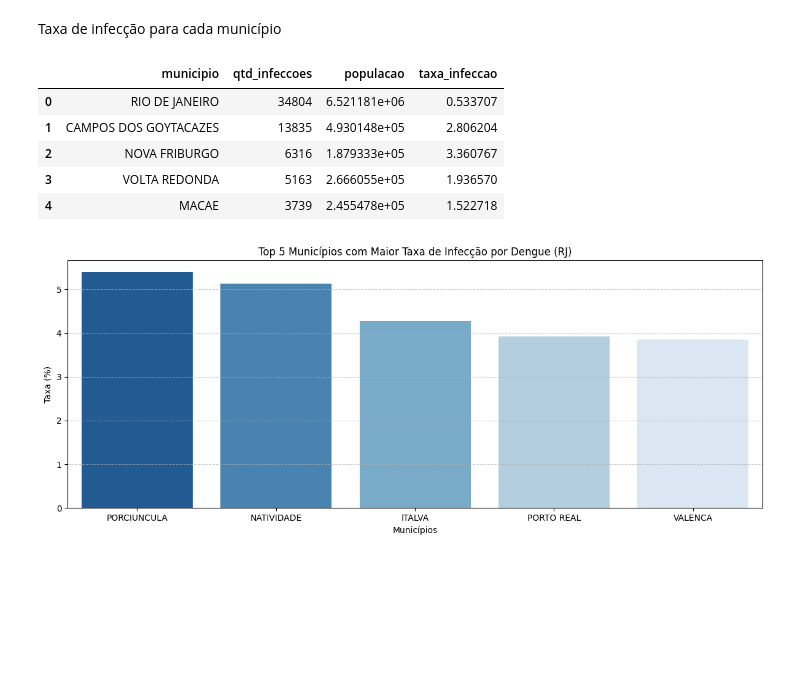
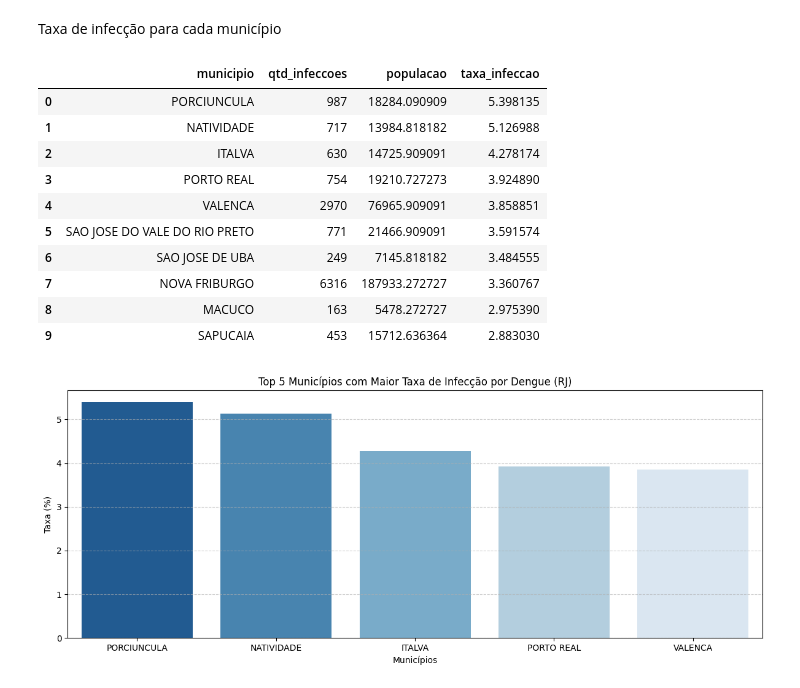
Before and after one commit to viniciusnobcosta/pos-fiap-data-analytics, a Jupyter notebook: 01-analise-de-dados-e-storytelling/Analise_de_Dados_e_Storytelling_Fase1.ipynb, the cells around one changed output. Saved outputs shown, nothing was run; the diff lists cells and outputs as text; code cells hidden in the pictures; blank space fills up the shorter version.

```diff
--- a/01-analise-de-dados-e-storytelling/Analise_de_Dados_e_Storytelling_Fase1.ipynb
+++ b/01-analise-de-dados-e-storytelling/Analise_de_Dados_e_Storytelling_Fase1.ipynb
@@ -21,7 +21,7 @@ df_populacao.head()
 | 3 | CACOAL | RO | 85863 | 86556 | 87226 | 87877 | 88507 | ... |
 | 4 | CEREJEIRAS | RO | 18041 | 18013 | 17986 | 17959 | 17934 | ... |
 # %%
-df_infeccoes = pd.read_excel("/content/Base de Dados Dengue.xlsx")
+df_infeccoes = pd.read_excel(r"/content/Base de Dados Dengue.xlsx")
 df_infeccoes.head()
 # %% [output]
 |  | municipio | uf | data_infeccoes | qtd_infeccoes |
@@ -235,25 +254,30 @@ Taxa de infecção para cada município
 # %%
 # Agrupando por município para somar as infecções e obter a população média do período
 df_municipios = df_consolidado_rj.groupby('municipio').agg(
     qtd_infeccoes=('qtd_infeccoes', 'sum'),
     populacao=('populacao', 'mean')
 ).reset_index()
 
 # Calculando a taxa de infecção (casos por habitante)
 df_municipios['taxa_infeccao'] = df_municipios['qtd_infeccoes'] / df_municipios['populacao'] * 100
 
 # Ordenando os municípios pela quantidade de infecções de forma decrescente
-df_municipios = df_municipios.sort_values(by='qtd_infeccoes', ascending=False).reset_index(drop=True)
+df_municipios = df_municipios.sort_values(by='taxa_infeccao', ascending=False).reset_index(drop=True)
 
 # Exibindo as primeiras linhas do novo DataFrame
-df_municipios.head()
+df_municipios.head(10)
 # %% [output]
 |  | municipio | qtd_infeccoes | populacao | taxa_infeccao |
-| 0 | RIO DE JANEIRO | 34804 | 6.521181e+06 | 0.533707 |
-| 1 | CAMPOS DOS GOYTACAZES | 13835 | 4.930148e+05 | 2.806204 |
-| 2 | NOVA FRIBURGO | 6316 | 1.879333e+05 | 3.360767 |
-| 3 | VOLTA REDONDA | 5163 | 2.666055e+05 | 1.936570 |
-| 4 | MACAE | 3739 | 2.455478e+05 | 1.522718 |
+| 0 | PORCIUNCULA | 987 | 18284.090909 | 5.398135 |
+| 1 | NATIVIDADE | 717 | 13984.818182 | 5.126988 |
+| 2 | ITALVA | 630 | 14725.909091 | 4.278174 |
+| 3 | PORTO REAL | 754 | 19210.727273 | 3.924890 |
+| 4 | VALENCA | 2970 | 76965.909091 | 3.858851 |
+| 5 | SAO JOSE DO VALE DO RIO PRETO | 771 | 21466.909091 | 3.591574 |
+| 6 | SAO JOSE DE UBA | 249 | 7145.818182 | 3.484555 |
+| 7 | NOVA FRIBURGO | 6316 | 187933.272727 | 3.360767 |
+| 8 | MACUCO | 163 | 5478.272727 | 2.975390 |
+| 9 | SAPUCAIA | 453 | 15712.636364 | 2.883030 |
 # %%
 plt.figure(figsize=(12, 5))
 sns.barplot(
```
Also changed, not shown: parts of 16 cells of this notebook.
